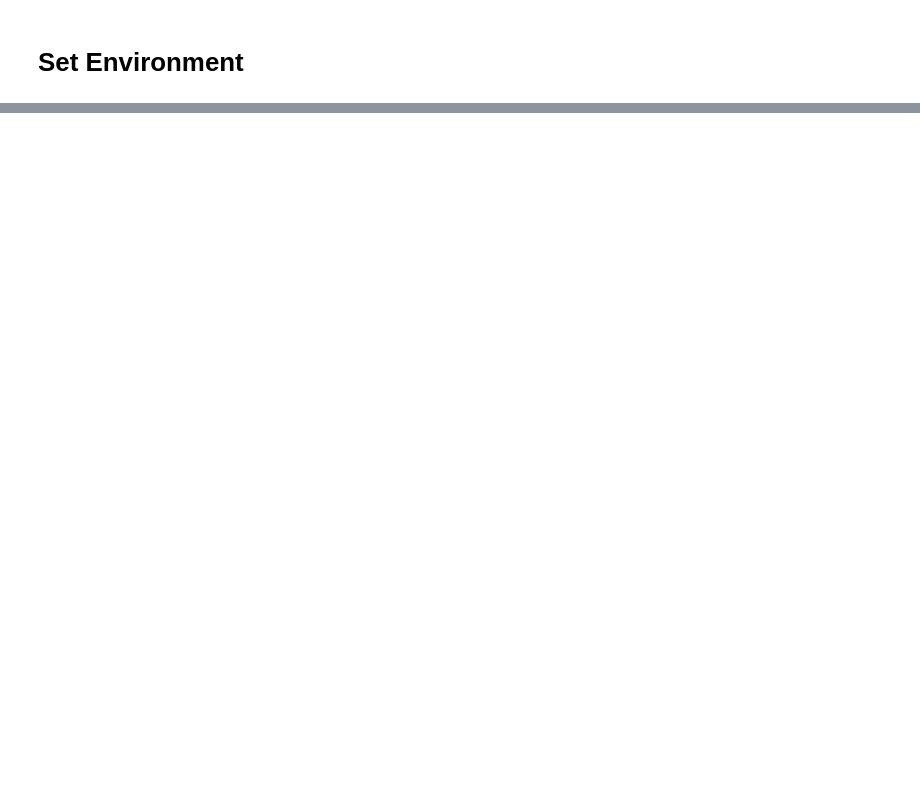
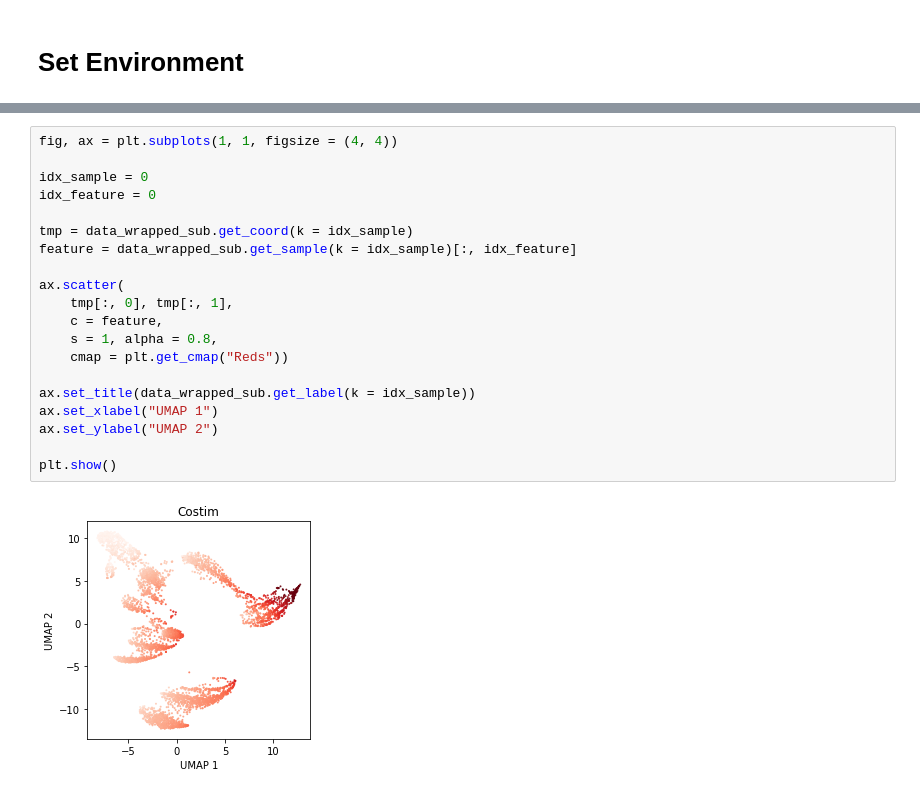
Before and after one commit to clintko/Proj_SingleCell, a Jupyter notebook: Pipeline/Pipeline04_Interpolation_v02.ipynb, the cells around one changed output, grey strips where cells are left out. Cells and saved outputs as stored; diff of their text form; blank space fills up the shorter version.

```diff
--- a/Pipeline/Pipeline04_Interpolation_v02.ipynb
+++ b/Pipeline/Pipeline04_Interpolation_v02.ipynb
@@ -24,0 +395,22 @@ tail = lambda x, k = 6: x[-k:]
+# %%
+fig, ax = plt.subplots(1, 1, figsize = (4, 4))
+
+idx_sample = 0
+idx_feature = 0
+
+tmp = data_wrapped_sub.get_coord(k = idx_sample)
+feature = data_wrapped_sub.get_sample(k = idx_sample)[:, idx_feature]
+
+ax.scatter(
+    tmp[:, 0], tmp[:, 1],
+    c = feature,
+    s = 1, alpha = 0.8,
+    cmap = plt.get_cmap("Reds"))
+
+ax.set_title(data_wrapped_sub.get_label(k = idx_sample))
+ax.set_xlabel("UMAP 1")
+ax.set_ylabel("UMAP 2")
+
+plt.show()
+# %% [output]
+[figure, added]
```
Also changed, not shown: parts of 41 cells of this notebook.
